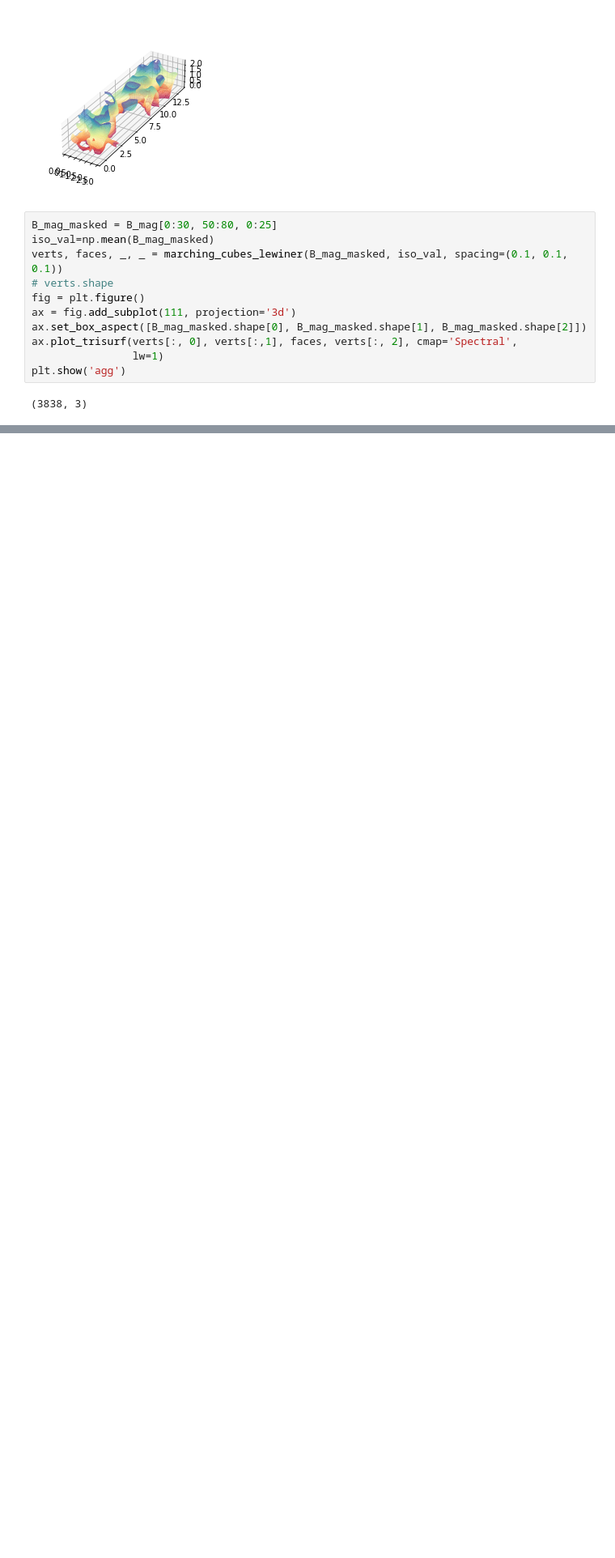
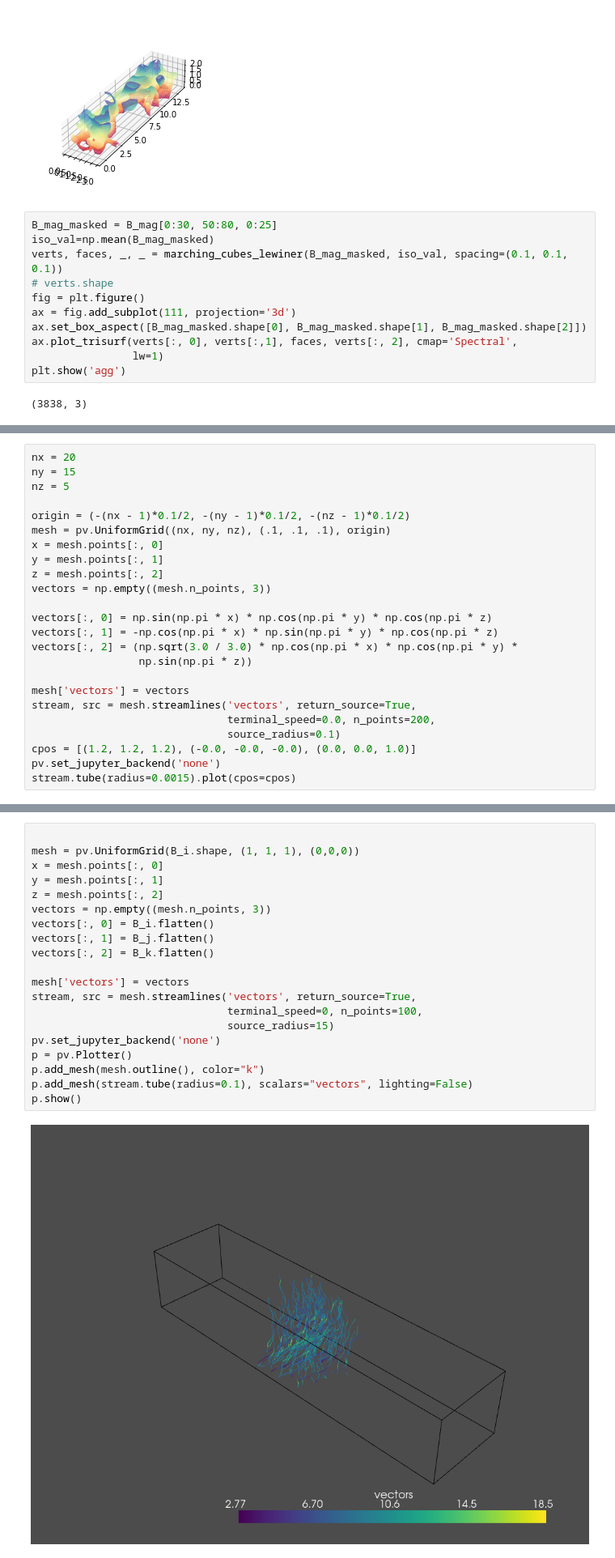
Before and after one commit to S-Yuan137/LIC, a Jupyter notebook: test_clump_hd5.ipynb, the cells around one changed output, grey strips where cells are left out. Shown: that part at 81% size. Cells and saved outputs as stored; diff of their text form; blank space fills up the shorter version.

Commit message:
3D streamlines added
using the Pyvista realize the 3D streamlines

```diff
--- a/test_clump_hd5.ipynb
+++ b/test_clump_hd5.ipynb
@@ -113,0 +120,24 @@ Renderer(camera=PerspectiveCamera(aspect=1.3333333333333333, children=(Direction
+# %%
+nx = 20
+ny = 15
+nz = 5
+
+origin = (-(nx - 1)*0.1/2, -(ny - 1)*0.1/2, -(nz - 1)*0.1/2)
+mesh = pv.UniformGrid((nx, ny, nz), (.1, .1, .1), origin)
+x = mesh.points[:, 0]
+y = mesh.points[:, 1]
+z = mesh.points[:, 2]
+vectors = np.empty((mesh.n_points, 3))
+
+vectors[:, 0] = np.sin(np.pi * x) * np.cos(np.pi * y) * np.cos(np.pi * z)
+vectors[:, 1] = -np.cos(np.pi * x) * np.sin(np.pi * y) * np.cos(np.pi * z)
+vectors[:, 2] = (np.sqrt(3.0 / 3.0) * np.cos(np.pi * x) * np.cos(np.pi * y) *
+                 np.sin(np.pi * z))
+
+mesh['vectors'] = vectors
+stream, src = mesh.streamlines('vectors', return_source=True,
+                               terminal_speed=0.0, n_points=200,
+                               source_radius=0.1)
+cpos = [(1.2, 1.2, 1.2), (-0.0, -0.0, -0.0), (0.0, 0.0, 1.0)]
+pv.set_jupyter_backend('none')
+stream.tube(radius=0.0015).plot(cpos=cpos)
@@ -113,0 +146,22 @@ Renderer(camera=PerspectiveCamera(aspect=1.3333333333333333, children=(Direction
+# %%
+
+mesh = pv.UniformGrid(B_i.shape, (1, 1, 1), (0,0,0))
+x = mesh.points[:, 0]
+y = mesh.points[:, 1]
+z = mesh.points[:, 2]
+vectors = np.empty((mesh.n_points, 3))
+vectors[:, 0] = B_i.flatten()
+vectors[:, 1] = B_j.flatten()
+vectors[:, 2] = B_k.flatten()
+
+mesh['vectors'] = vectors
+stream, src = mesh.streamlines('vectors', return_source=True,
+                               terminal_speed=0, n_points=100,
+                               source_radius=15)
+pv.set_jupyter_backend('none')
+p = pv.Plotter()
+p.add_mesh(mesh.outline(), color="k")
+p.add_mesh(stream.tube(radius=0.1), scalars="vectors", lighting=False)
+p.show()
+# %% [output]
+[figure, added]
```
Also changed, not shown: parts of 3 cells of this notebook.
